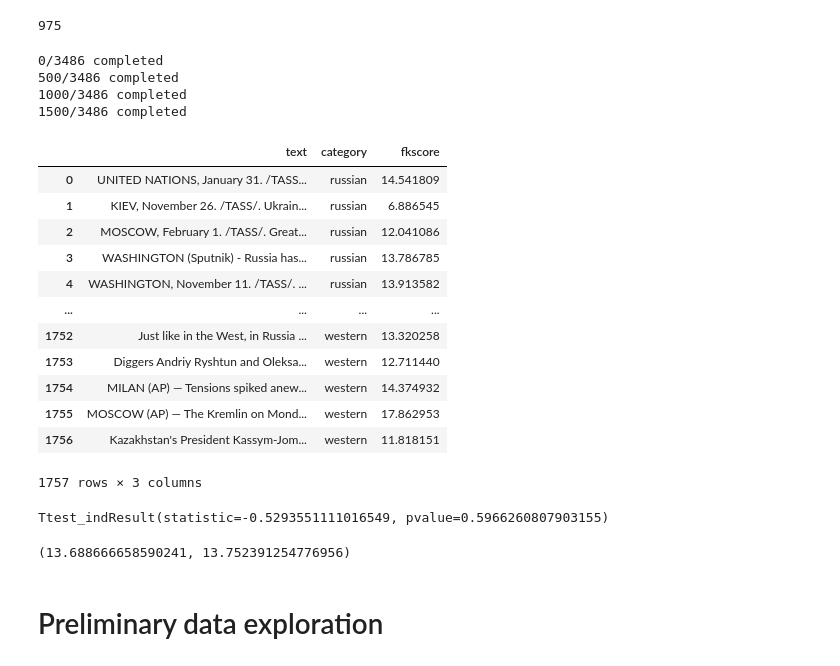
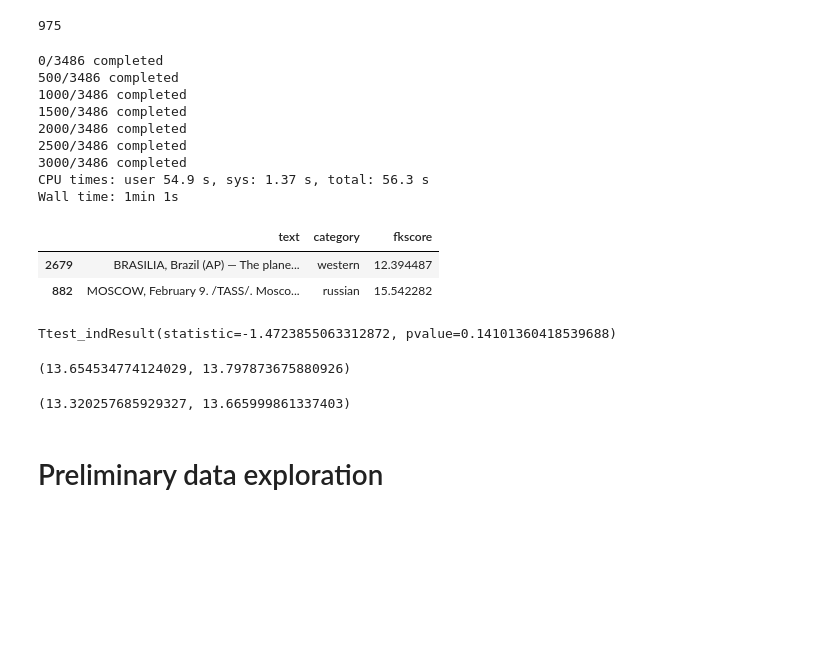
Before and after one commit to eelegiap/ukraine-media-CSLI, a Jupyter notebook: analyze_LIWC.ipynb, the cells around one changed output. Cells and saved outputs as stored; diff of their text form; code cells hidden in the pictures; blank space fills up the shorter version.

```diff
--- a/analyze_LIWC.ipynb
+++ b/analyze_LIWC.ipynb
@@ -169,44 +169,38 @@ len(df[df['category']=='western'].to_dict('records'))
 # %%
 %%time
 from readability import Readability
 import json
 
 df = df.drop_duplicates(subset=['text'])
 reading_recs = []
-russianrecs = random.sample(df[df['category']=='russian'].to_dict('records'),900)
-westernrecs = random.sample(df[df['category']=='western'].to_dict('records'),900)
+russianrecs = random.sample(df[df['category']=='russian'].to_dict('records'),975)
+westernrecs = random.sample(df[df['category']=='western'].to_dict('records'),975)
+
+russianrecs = df[df['category']=='russian'].to_dict('records')
+westernrecs = df[df['category']=='western'].to_dict('records')
+
 for i, rec in enumerate(russianrecs+westernrecs):
     if i % 500 == 0:
         print(f'{i}/{len(original_recs)} completed')
     try:
         readability = Readability(rec['text']).flesch_kincaid().score
         rec['fkscore'] = readability
         reading_recs.append(rec)
     except:
         continue
 fkDf = pd.DataFrame.from_records(reading_recs)
 fkDf = fkDf[['text','category','fkscore']]
 fkDf.sample(2)
-with open('visualizations/histograms/reading_scores.json', 'w', encoding='utf-8') as f:
-    json.dump(fkDf.to_dict('records'), f, ensure_ascii=False, indent=4)
 # %% [output]
 0/3486 completed
 500/3486 completed
 1000/3486 completed
 1500/3486 completed
+2000/3486 completed
+2500/3486 completed
+3000/3486 completed
+CPU times: user 54.9 s, sys: 1.37 s, total: 56.3 s
+Wall time: 1min 1s
+|  | text | category | fkscore |
+| 2679 | BRASILIA, Brazil (AP) — The plane... | western | 12.394487 |
+| 882 | MOSCOW, February 9. /TASS/. Mosco... | russian | 15.542282 |
-# %%
-fkDf
-# %% [output]
-|  | text | category | fkscore |
-| 0 | UNITED NATIONS, January 31. /TASS... | russian | 14.541809 |
-| 1 | KIEV, November 26. /TASS/. Ukrain... | russian | 6.886545 |
-| 2 | MOSCOW, February 1. /TASS/. Great... | russian | 12.041086 |
-| 3 | WASHINGTON (Sputnik) - Russia has... | russian | 13.786785 |
-| 4 | WASHINGTON, November 11. /TASS/. ... | russian | 13.913582 |
-| ... | ... | ... | ... |
-| 1752 | Just like in the West, in Russia ... | western | 13.320258 |
-| 1753 | Diggers Andriy Ryshtun and Oleksa... | western | 12.711440 |
-| 1754 | MILAN (AP) — Tensions spiked anew... | western | 14.374932 |
-| 1755 | MOSCOW (AP) — The Kremlin on Mond... | western | 17.862953 |
-| 1756 | Kazakhstan's President Kassym-Jom... | western | 11.818151 |
-1757 rows × 3 columns
@@ -217,11 +214,15 @@ rArray = np.array(fkDf[fkDf['category'] == 'russian']['fkscore'])
 coeff = scipy.stats.ttest_ind(wArray, rArray, axis=0)
 coeff
 # %% [output]
-Ttest_indResult(statistic=-0.5293551111016549, pvalue=0.5966260807903155)
+Ttest_indResult(statistic=-1.4723855063312872, pvalue=0.14101360418539688)
 # %%
 fkDf[fkDf['category'] == 'western']['fkscore'].mean(),fkDf[fkDf['category'] == 'russian']['fkscore'].mean()
 # %% [output]
-(13.688666658590241, 13.752391254776956)
+(13.654534774124029, 13.797873675880926)
+# %%
+fkDf[fkDf['category'] == 'western']['fkscore'].median(),fkDf[fkDf['category'] == 'russian']['fkscore'].median()
+# %% [output]
+(13.320257685929327, 13.665999861337403)
 # %% [markdown]
 # Preliminary data exploration
 # %%
```
Also changed, not shown: parts of 1 cell of this notebook, 18 other files.
